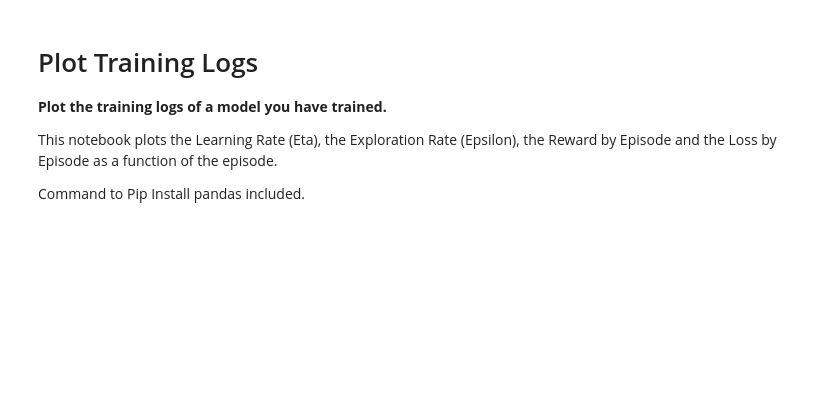
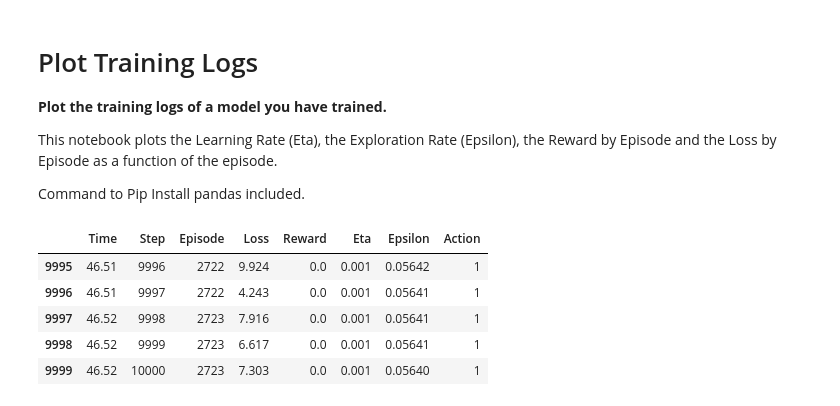
Before and after one commit to Rheyles/from-a-to-b-with-rl, a Jupyter notebook: notebooks/logs.ipynb, the cells around one changed output. Cells and saved outputs as stored; diff of their text form; code cells hidden in the pictures; blank space fills up the shorter version.

```diff
--- a/notebooks/logs.ipynb
+++ b/notebooks/logs.ipynb
@@ -15,11 +13,16 @@ import matplotlib.pyplot as plt
 import os
 # %%
 #Add path to model you have trained
-PATH = "/home/ralph/code/rhage183/from-a-to-b-with-rl/code/models/0606_2131_CarDQNAgent"
-
-
+PATH = "../models/0609_1955_FrozenDQNAgentBase"
 logs = pd.read_csv(os.path.join(PATH,"log.csv"))
 logs.tail()
+# %% [output]
+|  | Time | Step | Episode | Loss | Reward | Eta | Epsilon | Action |
+| 9995 | 46.51 | 9996 | 2722 | 9.924 | 0.0 | 0.001 | 0.05642 | 1 |
+| 9996 | 46.51 | 9997 | 2722 | 4.243 | 0.0 | 0.001 | 0.05641 | 1 |
+| 9997 | 46.52 | 9998 | 2723 | 7.916 | 0.0 | 0.001 | 0.05641 | 1 |
+| 9998 | 46.52 | 9999 | 2723 | 6.617 | 0.0 | 0.001 | 0.05641 | 1 |
+| 9999 | 46.52 | 10000 | 2723 | 7.303 | 0.0 | 0.001 | 0.05640 | 1 |
 # %%
 logs_by_episode = logs.groupby('Episode').sum('Reward').reset_index()
 logs_by_episode.head()
```
Also changed, not shown: parts of 9 cells of this notebook, 15 other files.
